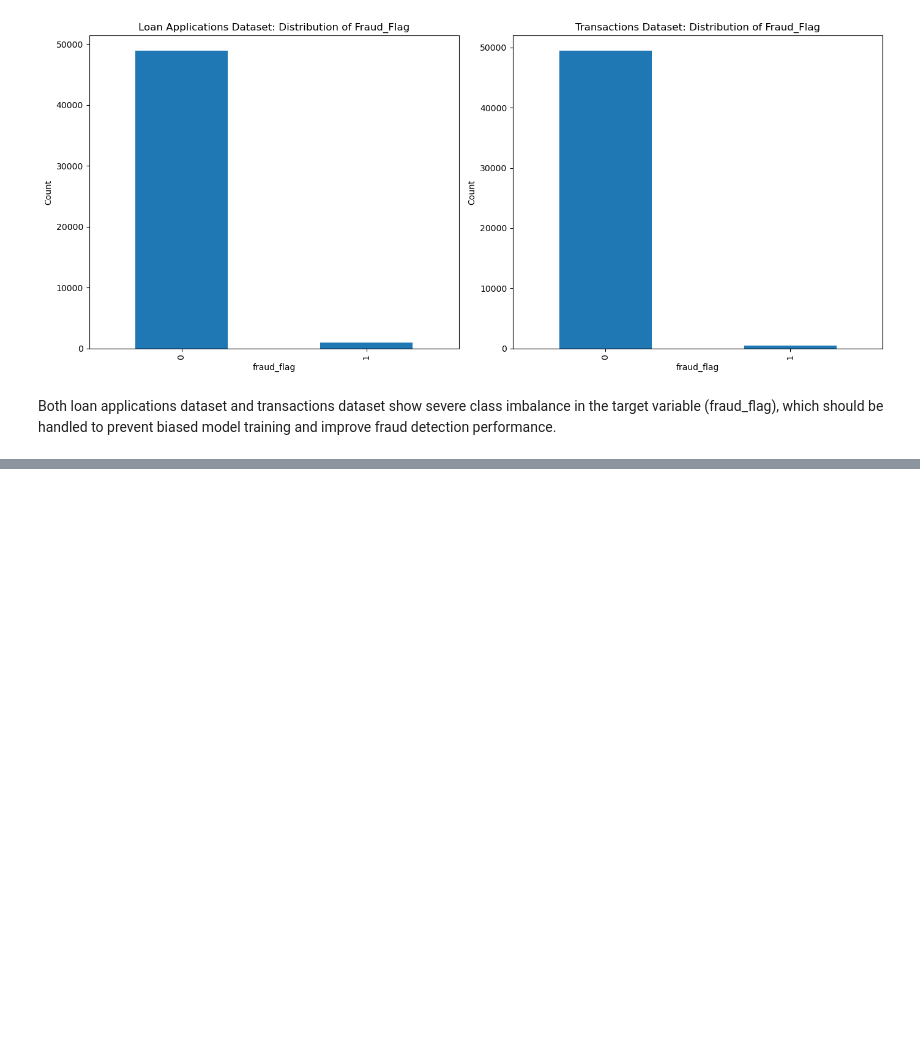
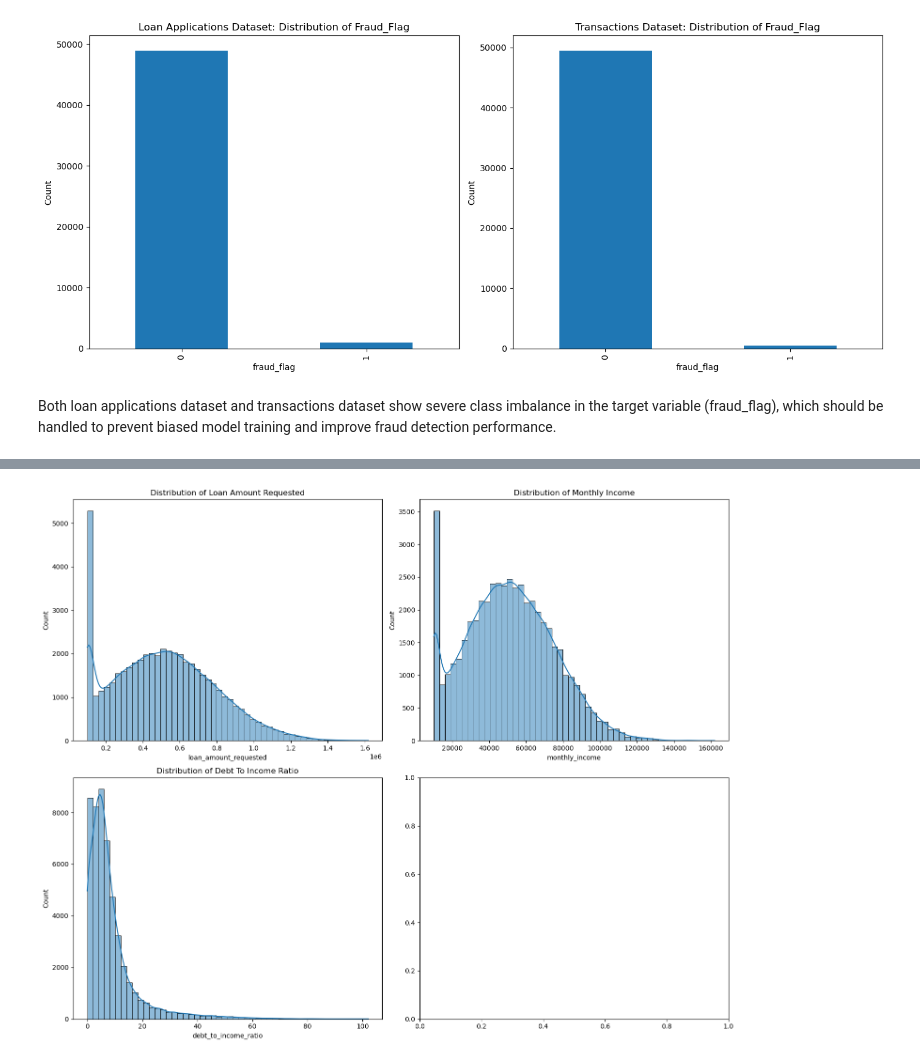
Before and after one commit to nigel-tannn/bt4012-project, a Jupyter notebook: EDA.ipynb, the cells around one changed output, grey strips where cells are left out. Drawn from its saved outputs; the diff is of its cells as text; code cells hidden in the pictures; blank space fills up the shorter version.

Commit message:
added more visualisations and analysis

```diff
--- a/EDA.ipynb
+++ b/EDA.ipynb
@@ -224,0 +180,17 @@ plot_categorical_distribution(loan_df, categorical_columns_loans, 'Loan Applicat
+# %%
+# Visualise distributions of continuous variables - loan applications
+loan_num_vars = ["loan_amount_requested", "monthly_income", "debt_to_income_ratio"]
+
+
+fig, axes = plt.subplots(2, 2, figsize=(15, 12))
+axes = axes.flatten()
+
+for i, col in enumerate(loan_num_vars):
+    sns.histplot(loan_df[col], bins=50, kde=True, ax=axes[i])
+    axes[i].set_title(f"Distribution of {col.replace('_', ' ').title()}")
+    axes[i].set_ylabel("Count")
+
+plt.tight_layout()
+plt.show()
+# %% [output]
+[figure, added]
```
Also changed, not shown: parts of 15 cells of this notebook.
